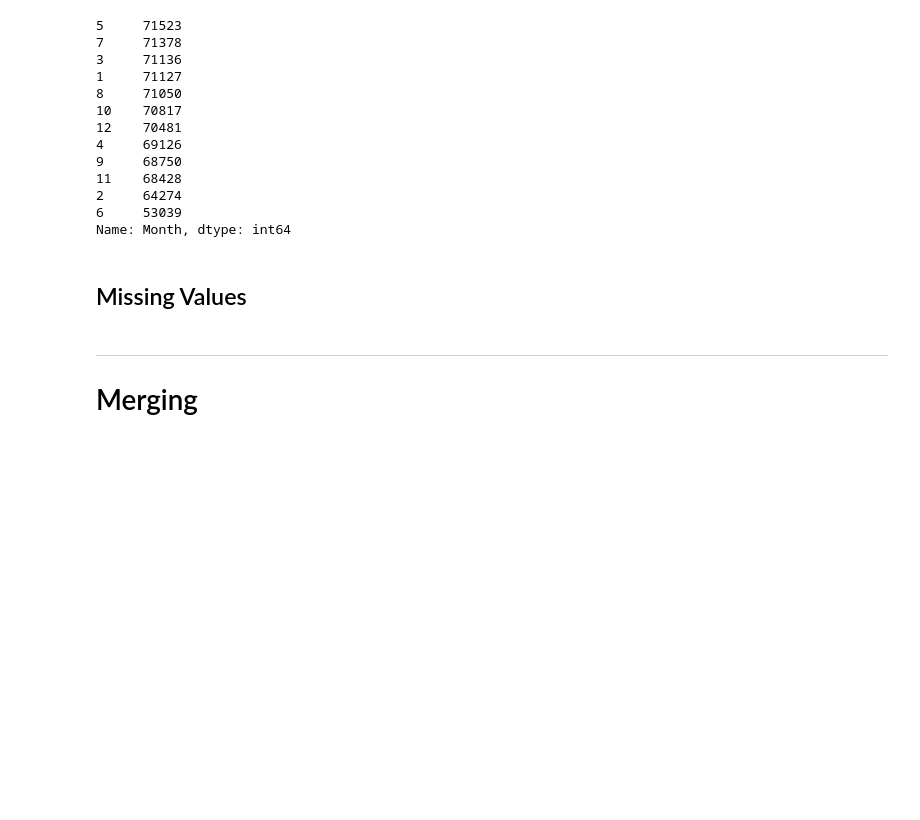
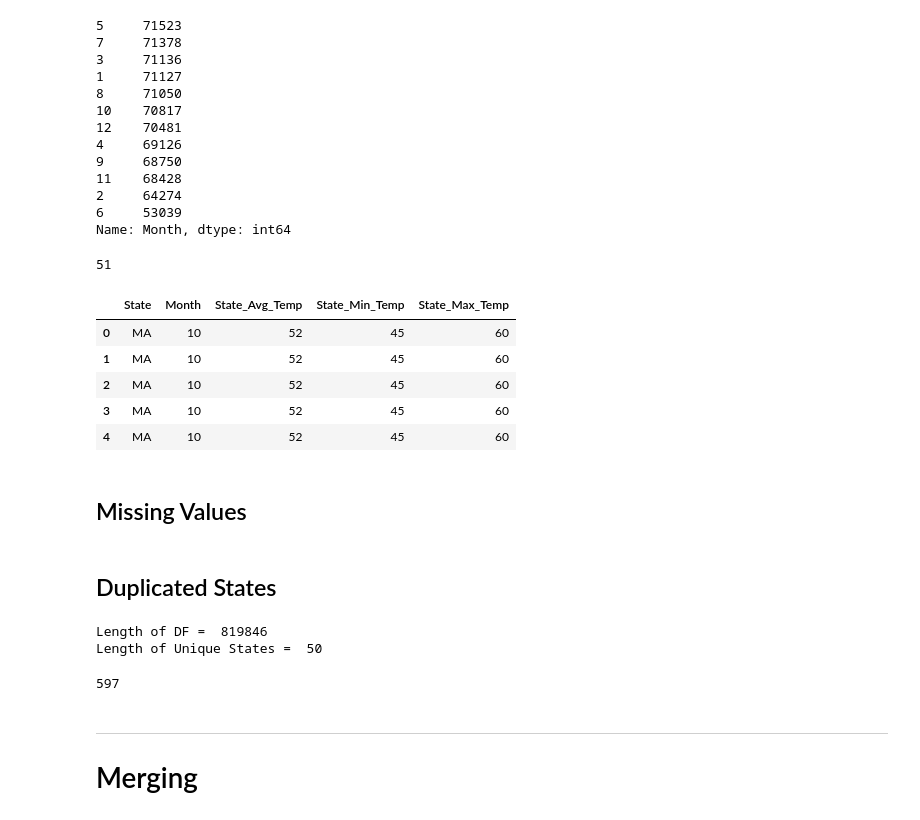
Before and after one commit to ArwaSheraky/Airlines-Delay-Analysis, a Jupyter notebook: Code/Supervised_Learning/Regression_v2.0.ipynb, the cells around one changed output. Drawn from its saved outputs; the diff is of its cells as text; code cells hidden in the pictures; blank space fills up the shorter version.

Commit message:
add temp to df

```diff
--- a/Code/Supervised_Learning/Regression_v2.0.ipynb
+++ b/Code/Supervised_Learning/Regression_v2.0.ipynb
@@ -125,8 +128,47 @@ df_temp = df_temp.append([] ,ignore_index=True)
+# %%
+unique_states = set(df_weather['State'])
+len(unique_states)
+# %% [output]
+51
+# %%
+for state in unique_states:
+
+    for idx in df_weather.index[df_weather['State'] == state]:
+        this_month = df_weather.loc[idx,'Month']
+
+        df_weather.at[idx,'State_Avg_Temp'] = state_avg_temp.loc[(state,this_month)]
+        df_weather.at[idx,'State_Min_Temp'] = state_min_temp.loc[(state,this_month)]
+        df_weather.at[idx,'State_Max_Temp'] = state_max_temp.loc[(state,this_month)]
+# %%
+df_weather = df_weather[['State','Month','State_Avg_Temp','State_Min_Temp','State_Max_Temp']]
+df_weather.head()
+# %% [output]
+|  | State | Month | State_Avg_Temp | State_Min_Temp | State_Max_Temp |
+| 0 | MA | 10 | 52 | 45 | 60 |
+| 1 | MA | 10 | 52 | 45 | 60 |
+| 2 | MA | 10 | 52 | 45 | 60 |
+| 3 | MA | 10 | 52 | 45 | 60 |
+| 4 | MA | 10 | 52 | 45 | 60 |
 # %% [markdown]
 ## Missing Values
 # %%
 df_weather.isnull().sum()
 df_weather = df_weather.dropna()
+# %% [markdown]
+## Duplicated States
+# %%
+print("Length of DF = ", len(df_weather))
+print("Length of Unique States = ", len(set(df_weather['State'])))
+# %% [output]
+Length of DF =  819846
+Length of Unique States =  50
+# %%
+# Remove duplicated state,month tupples.
+
+new_df_weather = df_weather.drop_duplicates(subset = ["State",'Month'])
+len(new_df_weather)
+# %% [output]
+597
 # %% [markdown]
 ____________________
 # Merging
```
Also changed, not shown: parts of 19 cells of this notebook.
